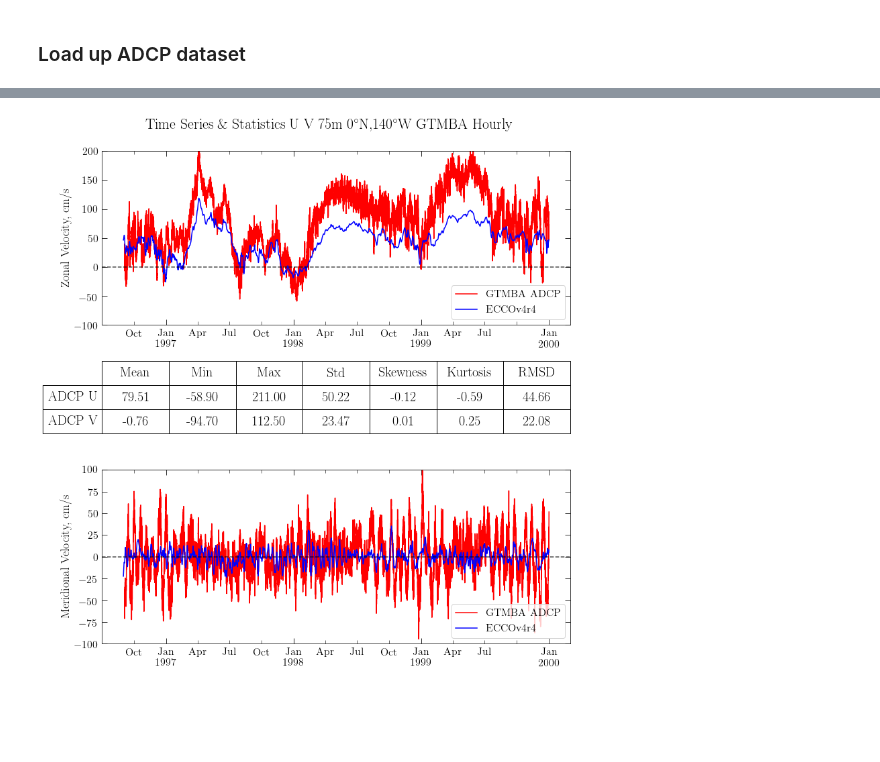
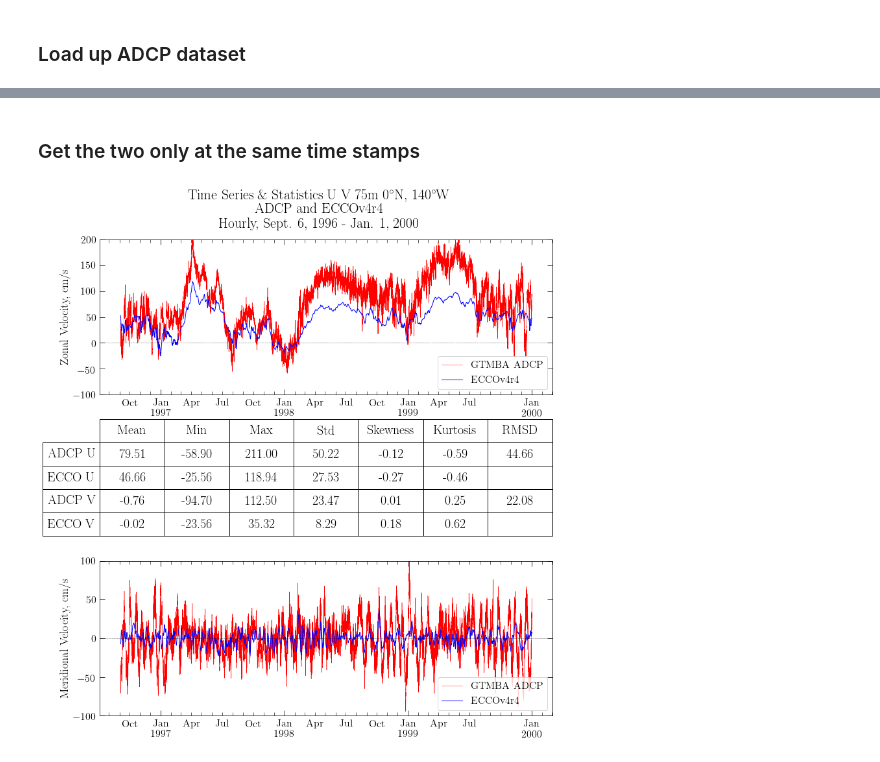
Before and after one commit to timothyas/eccov4-euc, a Jupyter notebook: notebooks/eccov4r4_adcp_comparison.ipynb, the cells around one changed output, grey strips where cells are left out. Cells and saved outputs as stored; diff of their text form; code cells hidden in the pictures; blank space fills up the shorter version.

```diff
--- a/notebooks/eccov4r4_adcp_comparison.ipynb
+++ b/notebooks/eccov4r4_adcp_comparison.ipynb
@@ -73,66 +71,75 @@ for f in adcp.data_vars:
     adcp[f] = replace_nans(adcp,f)
 # %%
 fake_for_xaxis = xr.where(np.isnan(adcp.uvel),0.,adcp.uvel)
+# %% [markdown]
+### Get the two only at the same time stamps
+# %%
+time_match = adcp.dropna('time').time==eds.dropna('time').time
+Nt = time_match.sum()
+for f in ['uvel','vvel']:
+    eds[f] = eds[f].where(time_match)
+    adcp[f] = adcp[f].where(time_match)
 # %%
 tablestuff=[]
 for fld in ['uvel','vvel']:
     # do some computations for table
     diff_squared = (adcp[fld]-eds[fld])**2
-    Nt = (adcp.time==eds.time).sum()
-    comps =  ['%.2f' % adcp[fld].mean().values,
-              '%.2f' % adcp[fld].min().values,
-              '%.2f' % adcp[fld].max().values,
-              '%.2f' % adcp[fld].std().values,
-              '%.2f' % stats.skew(adcp[fld].values,nan_policy='omit').data,
-              '%.2f' % stats.kurtosis(adcp[fld].values,nan_policy='omit'),
-              '%.2f' % np.sqrt( diff_squared.sum()/Nt )] # last for RMSD ... coming soon
-    tablestuff.append(comps)
+    rmsdstr = '%.2f' % np.sqrt( diff_squared.sum()/Nt )
+    for ds,rmsd in zip([adcp,eds],[rmsdstr,None]):
+        comps =  ['%.2f' % ds[fld].mean().values,
+                  '%.2f' % ds[fld].min().values,
+                  '%.2f' % ds[fld].max().values,
+                  '%.2f' % ds[fld].std().values,
+                  '%.2f' % stats.skew(ds[fld].values,nan_policy='omit').data,
+                  '%.2f' % stats.kurtosis(ds[fld].values,nan_policy='omit'),
+                  rmsd] # last for RMSD ... coming soon
+        tablestuff.append(comps)
 # %%
-plt.rcParams.update({'lines.linewidth':1.5})
+plt.rcParams.update({'lines.linewidth':.5})
 # %%
 fig,axs = plt.subplots(3,1,figsize=(6.25*2,2.25*6),
                        gridspec_kw={
-                           'height_ratios': [2,1, 2]})
+                           'height_ratios': [1.75,1.25, 1.75]})
 
 for fld,ax,lbl,ylim in zip(['uvel','vvel'],
                            axs[[0,2]],
                            ['Zonal Velocity, cm/s','Meridional Velocity, cm/s'],
                           [[-100,200],[-100,100]]):
-    adcp[fld].plot(ax=ax,color='red',label='GTMBA ADCP')
-    eds[fld].sel(time=tslice).plot(ax=ax,color='blue',label='ECCOv4r4')
+    adcp[fld].plot(ax=ax,color='red',label='GTMBA ADCP',linewidth=.5)
+    eds[fld].sel(time=tslice).plot(ax=ax,color='blue',label='ECCOv4r4',linewidth=1)
 
     # add line at y=0
     ax.axhline(y=0,alpha=.7,color='black',linestyle='--')
 
     # Plot formatting
     ax.set(xlabel='',ylabel=lbl,
            ylim=ylim,#xlim=["1996-01-01","1998-12-31"],
            title='')
 
     # Date formatting for x-axis
     date_form = DateFormatter("%b \n%Y")
     ax.xaxis.set_major_locator(mdates.YearLocator())
-    ax.xaxis.set_minor_locator(mdates.MonthLocator(bymonth=[4,7,10]))
+    ax.xaxis.set_minor_locator(mdates.MonthLocator())
     ax.xaxis.set_major_formatter(date_form)
 
     ax.tick_params(direction='in',which='major',length=8,top=True,right=True,pad=6)
     ax.tick_params(direction='in',which='minor',length=5,top=True,right=True,pad=6)
     ax.legend(loc='lower right')
-    ax.set_xticklabels(['Oct','Apr','Jul']*3,minor=True)
+    ax.set_xticklabels(['','','Oct','','','','','Apr','','','Jul']*3,minor=True)
     for label in ax.xaxis.get_ticklabels():
         label.set_horizontalalignment('center')
         label.set_rotation(0)
 
 columns = ['Mean','Min','Max','Std','Skewness','Kurtosis','RMSD']
 table = axs[1].table(tablestuff,
-             rowLabels=['ADCP U','ADCP V'],colLabels=columns,
+             rowLabels=['ADCP U','ECCO U','ADCP V','ECCO V'],colLabels=columns,
              loc='center',rowLoc='center',cellLoc='center')
-#[ax.set(xlim=['1996-02-02','1998-12-31']) for ax in axs[[0,2]]]
 axs[1].axis('off')
 table.set_fontsize(20)
 table.scale(1, 3)
 
-fig.suptitle(r'Time Series \& Statistics U V 75m 0$^\circ$N,140$^\circ$W GTMBA Hourly',y=.93);
+fig.suptitle(r'Time Series \& Statistics U V 75m 0$^\circ$N, 140$^\circ$W' + \
+             '\nADCP and ECCOv4r4'+'\nHourly, Sept. 6, 1996 - Jan. 1, 2000',y=.96);
 fig.savefig('../figures/adcp_eccov4r4_hourly_140w_75m_1996-2000.png')
 # %% [output]
-[figure, old version]
+[figure, new version]
```
Also changed, not shown: parts of 9 cells of this notebook.
